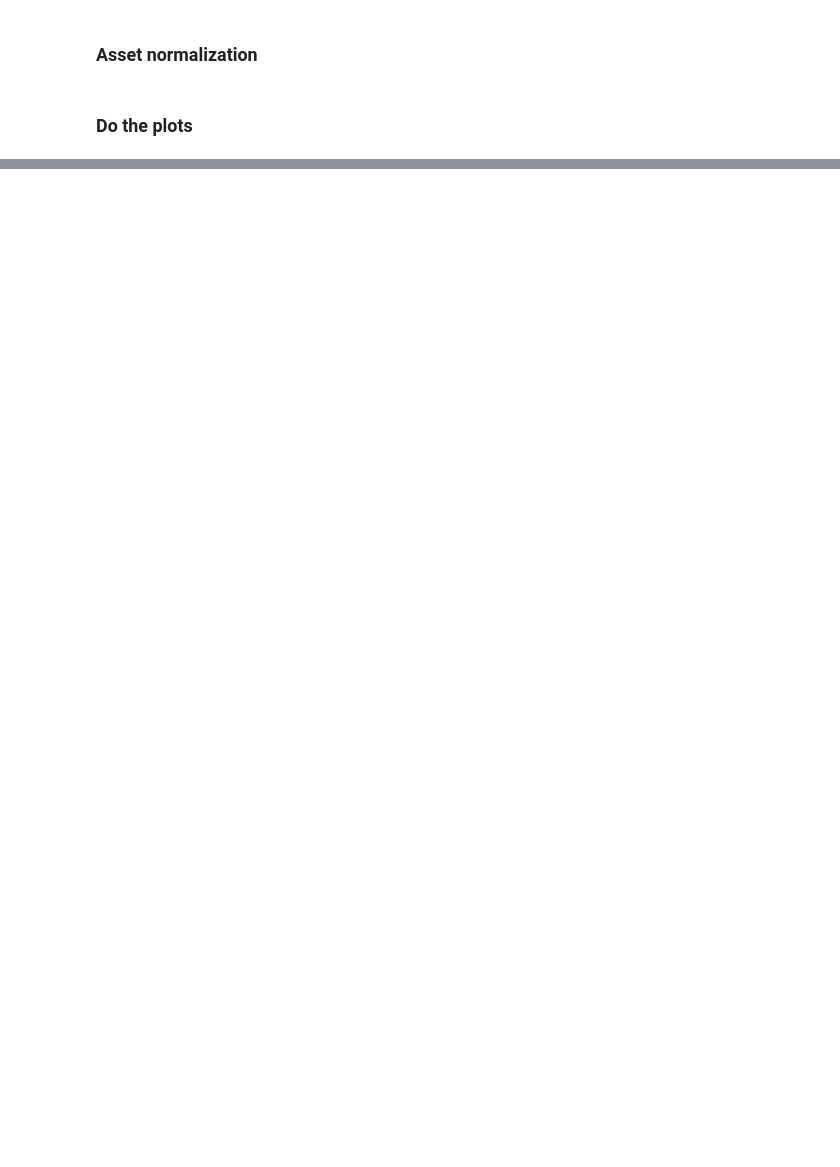
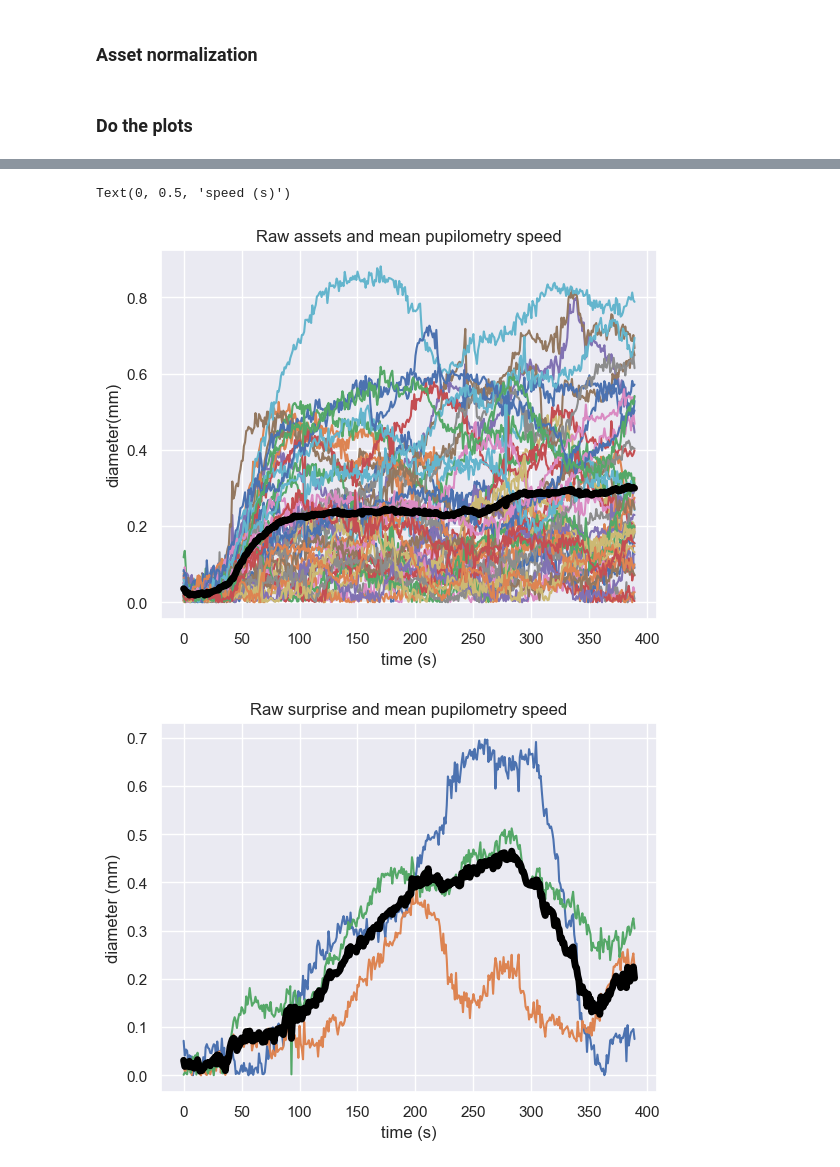
Before and after one commit to Rockyneuron/pupil_labs_analysis, a Jupyter notebook: analysis/pupillometry_analysis_2.ipynb, the cells around one changed output, grey strips where cells are left out. Drawn from its saved outputs; the diff is of its cells as text; code cells hidden in the pictures; blank space fills up the shorter version.

```diff
--- a/analysis/pupillometry_analysis_2.ipynb
+++ b/analysis/pupillometry_analysis_2.ipynb
@@ -230,0 +290,39 @@ Text(0, 0.5, 'speed (s)')
+# %%
+
+pupil_events_speed=np.abs(np.diff(pupil_events_matrix))
+pupil_surprise_speed=np.abs(np.diff(pupil_surprise_matrix))
+# %%
+%matplotlib inline
+window=range(10,400)
+
+mat1=pupil_events_speed
+mat2=pupil_surprise_speed
+
+fig, ax=plt.subplots(1,1)
+ax.plot(mat1[window])
+ax.plot(np.mean(mat1[window,:],axis=1),linewidth=5,color='black')
+# ax.legend([images,'assets mean'])
+ax.set_title('Raw assets and mean pupilometry speed')
+ax.set_xlabel('time (s)')
+ax.set_ylabel('diameter(mm)')
+
+fig, ax=plt.subplots(1,1)
+ax.plot(mat2[window,:])
+ax.plot(np.mean(mat2[window,:],axis=1),linewidth=5,color='black')
+ax.set_title('Raw surprise and mean pupilometry speed')
+ax.set_xlabel('time (s)')
+ax.set_ylabel('diameter (mm)')
+
+
+fig, ax=plt.subplots(1,1)
+ax.plot(np.mean(mat2[window,:],axis=1),linewidth=2,color='blue')
+ax.plot(np.mean(mat1[window,:],axis=1),linewidth=2,color='black')
+
+ax.legend(['surprise','assets'])
+ax.set_title('Mean pupilometry')
+ax.set_xlabel('time (s)')
+ax.set_ylabel('speed (s)')
+# %% [output]
+Text(0, 0.5, 'speed (s)')
+[figure, added]
+[figure, added]
```
Also changed, not shown: parts of 22 cells of this notebook, 1 other file.
